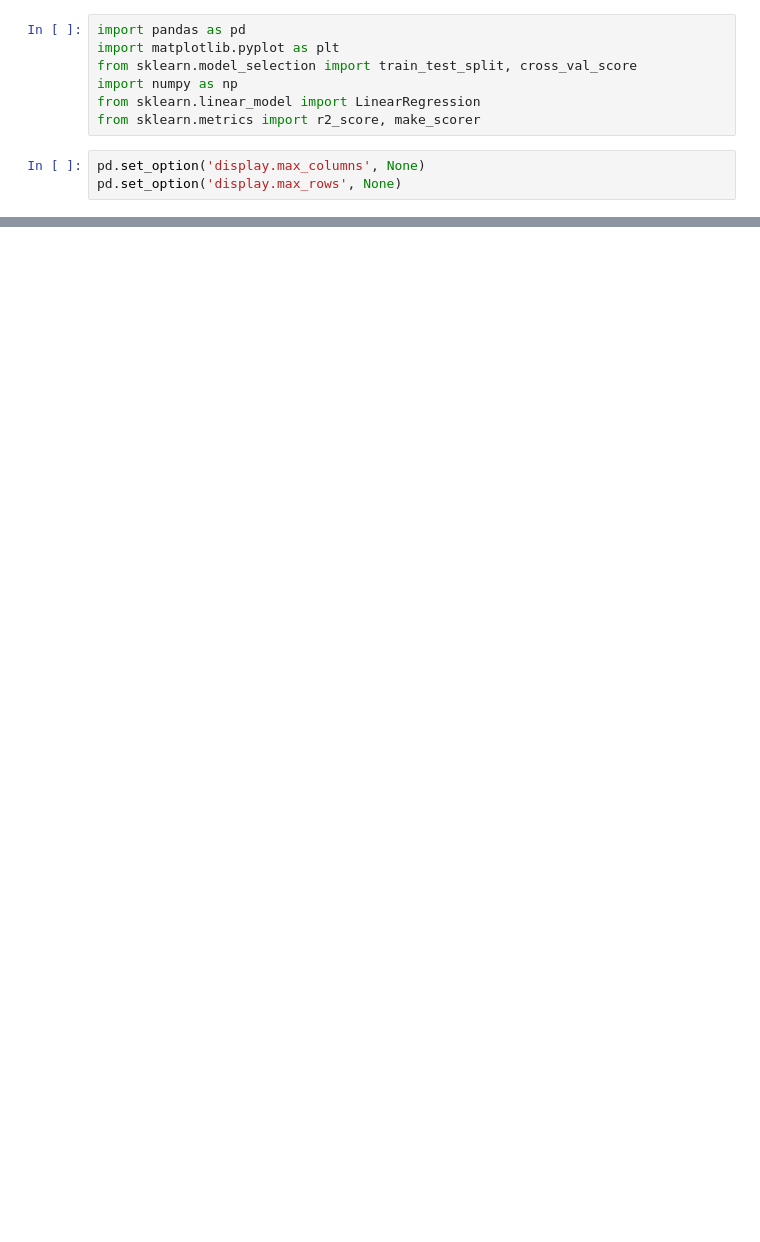
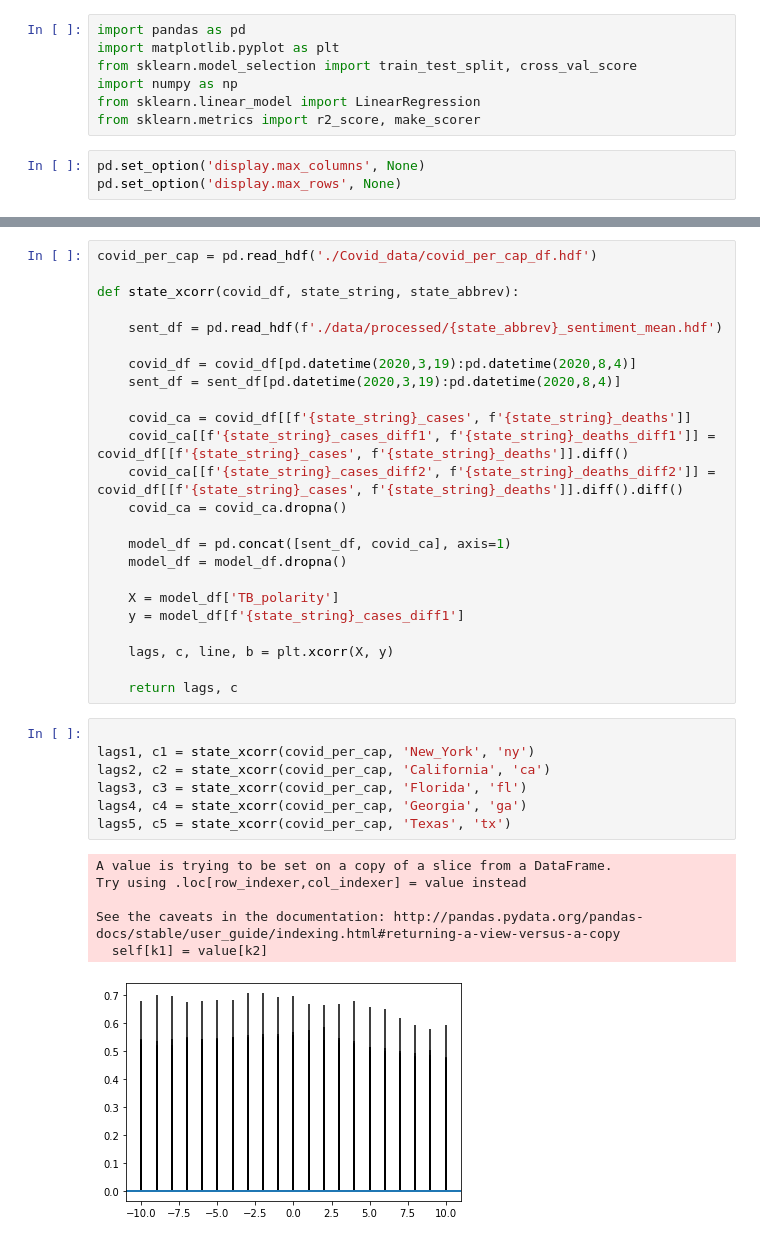
Before and after one commit to hvalk111/Covid-Twitter-EDA, a Jupyter notebook: HV_modeling.ipynb, the cells around one changed output, grey strips where cells are left out. Drawn from its saved outputs; the diff is of its cells as text; blank space fills up the shorter version.

```diff
--- a/HV_modeling.ipynb
+++ b/HV_modeling.ipynb
@@ -131,0 +113,38 @@ California_deaths_diff2 target var r2 scorer: 0.0001092947509858666
+# %%
+covid_per_cap = pd.read_hdf('./Covid_data/covid_per_cap_df.hdf')
+
+def state_xcorr(covid_df, state_string, state_abbrev):
+
+    sent_df = pd.read_hdf(f'./data/processed/{state_abbrev}_sentiment_mean.hdf')
+
+    covid_df = covid_df[pd.datetime(2020,3,19):pd.datetime(2020,8,4)]
+    sent_df = sent_df[pd.datetime(2020,3,19):pd.datetime(2020,8,4)]
+
+    covid_ca = covid_df[[f'{state_string}_cases', f'{state_string}_deaths']]
+    covid_ca[[f'{state_string}_cases_diff1', f'{state_string}_deaths_diff1']] = covid_df[[f'{state_string}_cases', f'{state_string}_deaths']].diff()
+    covid_ca[[f'{state_string}_cases_diff2', f'{state_string}_deaths_diff2']] = covid_df[[f'{state_string}_cases', f'{state_string}_deaths']].diff().diff()
+    covid_ca = covid_ca.dropna()
+
+    model_df = pd.concat([sent_df, covid_ca], axis=1)
+    model_df = model_df.dropna()
+
+    X = model_df['TB_polarity']
+    y = model_df[f'{state_string}_cases_diff1']
+
+    lags, c, line, b = plt.xcorr(X, y)
+
+    return lags, c
+# %%
+
+lags1, c1 = state_xcorr(covid_per_cap, 'New_York', 'ny')
+lags2, c2 = state_xcorr(covid_per_cap, 'California', 'ca')
+lags3, c3 = state_xcorr(covid_per_cap, 'Florida', 'fl')
+lags4, c4 = state_xcorr(covid_per_cap, 'Georgia', 'ga')
+lags5, c5 = state_xcorr(covid_per_cap, 'Texas', 'tx')
+# %% [output]
+A value is trying to be set on a copy of a slice from a DataFrame.
+Try using .loc[row_indexer,col_indexer] = value instead
+
+See the caveats in the documentation: http://pandas.pydata.org/pandas-docs/stable/user_guide/indexing.html#returning-a-view-versus-a-copy
+  self[k1] = value[k2]
+[figure, added]
```
Also changed, not shown: parts of 17 cells of this notebook, 1 other file.
